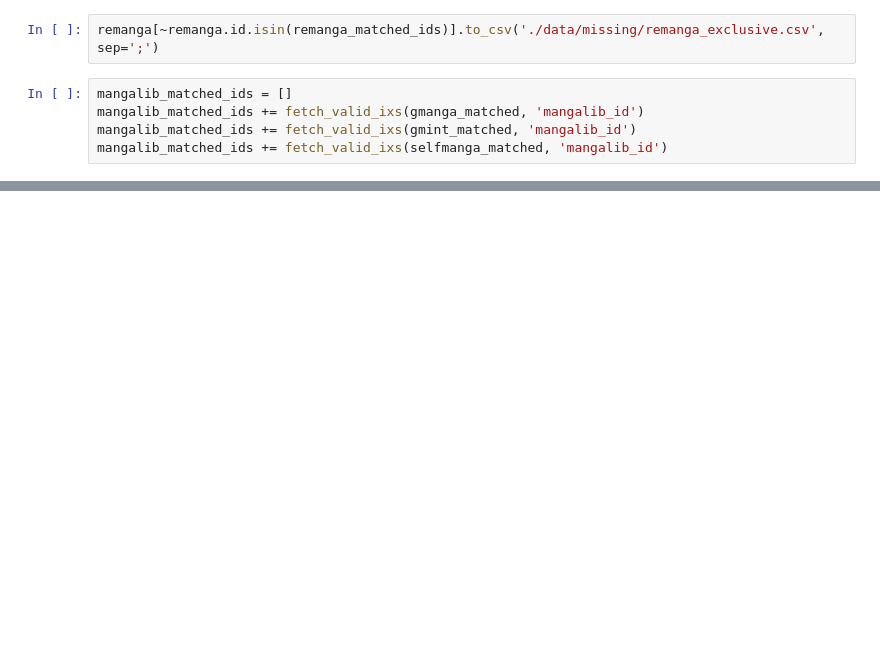
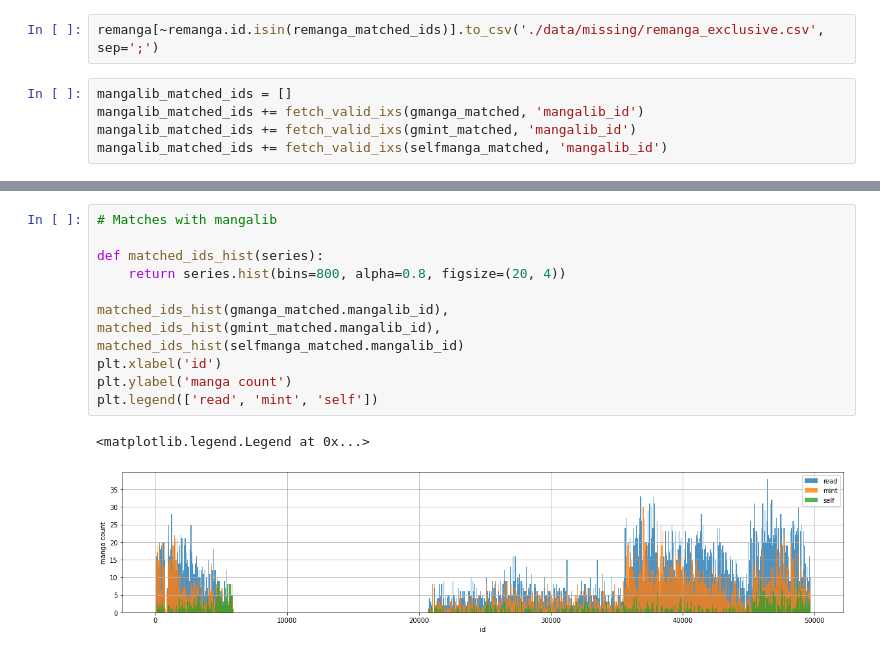
Before and after one commit to GroupLe/missing-mangas, a Jupyter notebook: 03-find_missing.ipynb, the cells around one changed output, grey strips where cells are left out. Saved outputs shown, nothing was run; the diff lists cells and outputs as text; blank space fills up the shorter version.

```diff
--- a/03-find_missing.ipynb
+++ b/03-find_missing.ipynb
@@ -121,0 +182,15 @@ mangalib[~mangalib.id.isin(mangalib_matched_ids)].to_csv('./data/missing/mangali
+# %%
+# Matches with mangalib
+
+def matched_ids_hist(series):
+    return series.hist(bins=800, alpha=0.8, figsize=(20, 4))
+
+matched_ids_hist(gmanga_matched.mangalib_id),
+matched_ids_hist(gmint_matched.mangalib_id),
+matched_ids_hist(selfmanga_matched.mangalib_id)
+plt.xlabel('id')
+plt.ylabel('manga count')
+plt.legend(['read', 'mint', 'self'])
+# %% [output]
+<matplotlib.legend.Legend at 0x...>
+[figure, added]
```
Also changed, not shown: parts of 28 cells of this notebook, 20 other files.
